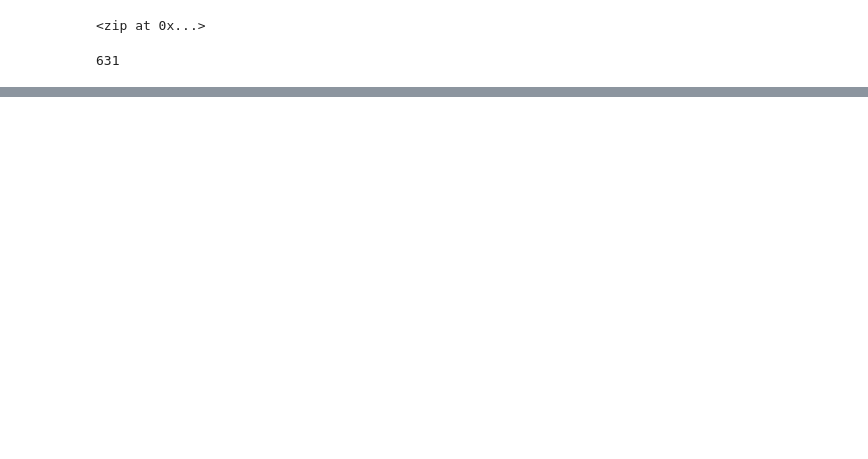
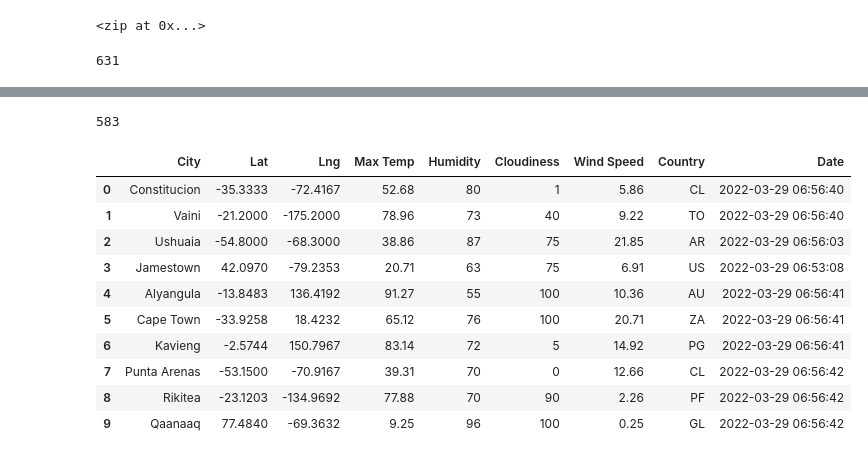
Before and after one commit to JaxSCho/World_Weather_Analysis, a Jupyter notebook: WeatherPy.ipynb, the cells around one changed output, grey strips where cells are left out. Saved outputs shown, nothing was run; the diff lists cells and outputs as text; code cells hidden in the pictures; blank space fills up the shorter version.

```diff
--- a/WeatherPy.ipynb
+++ b/WeatherPy.ipynb
@@ -33,0 +40,3 @@ len(cities)
+# %%
+# Starting URL for Weather Map API Call.
+url = "http://api.openweathermap.org/data/2.5/weather?units=Imperial&APPID=" + weather_api_key
@@ -33,0 +131,20 @@ len(cities)
+# %%
+len(city_data)
+# %% [output]
+583
+# %%
+# Convert the array of dictionaries to a Pandas DataFrame.
+city_data_df = pd.DataFrame(city_data)
+city_data_df.head(10)
+# %% [output]
+|  | City | Lat | Lng | Max Temp | Humidity | Cloudiness | Wind Speed | Country | Date |
+| 0 | Constitucion | -35.3333 | -72.4167 | 52.68 | 80 | 1 | 5.86 | CL | 2022-03-29 06:56:40 |
+| 1 | Vaini | -21.2000 | -175.2000 | 78.96 | 73 | 40 | 9.22 | TO | 2022-03-29 06:56:40 |
+| 2 | Ushuaia | -54.8000 | -68.3000 | 38.86 | 87 | 75 | 21.85 | AR | 2022-03-29 06:56:03 |
+| 3 | Jamestown | 42.0970 | -79.2353 | 20.71 | 63 | 75 | 6.91 | US | 2022-03-29 06:53:08 |
+| 4 | Alyangula | -13.8483 | 136.4192 | 91.27 | 55 | 100 | 10.36 | AU | 2022-03-29 06:56:41 |
+| 5 | Cape Town | -33.9258 | 18.4232 | 65.12 | 76 | 100 | 20.71 | ZA | 2022-03-29 06:56:41 |
+| 6 | Kavieng | -2.5744 | 150.7967 | 83.14 | 72 | 5 | 14.92 | PG | 2022-03-29 06:56:41 |
+| 7 | Punta Arenas | -53.1500 | -70.9167 | 39.31 | 70 | 0 | 12.66 | CL | 2022-03-29 06:56:42 |
+| 8 | Rikitea | -23.1203 | -134.9692 | 77.88 | 70 | 90 | 2.26 | PF | 2022-03-29 06:56:42 |
+| 9 | Qaanaaq | 77.4840 | -69.3632 | 9.25 | 96 | 100 | 0.25 | GL | 2022-03-29 06:56:42 |
```
Also changed, not shown: parts of 5 cells of this notebook, 2 other files.
